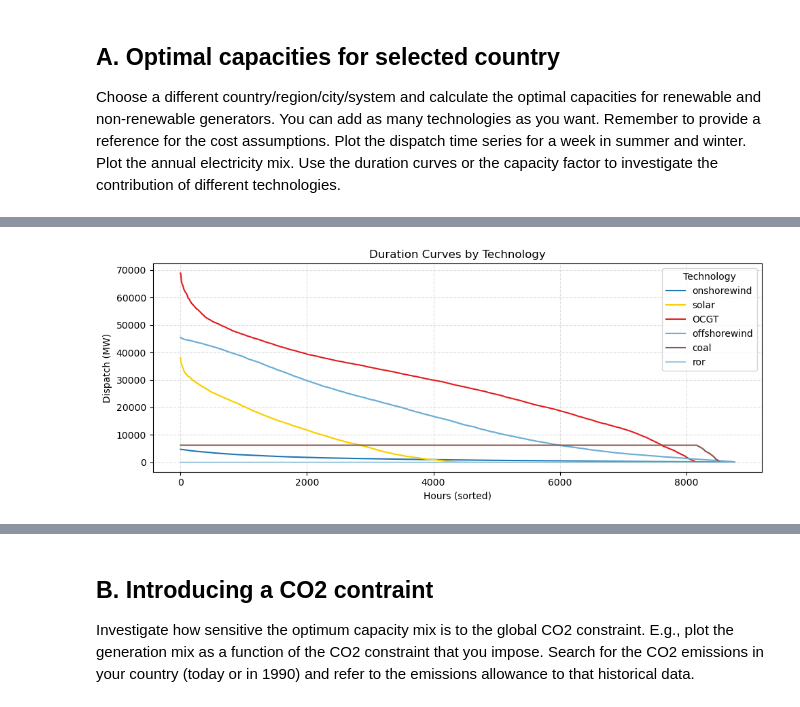
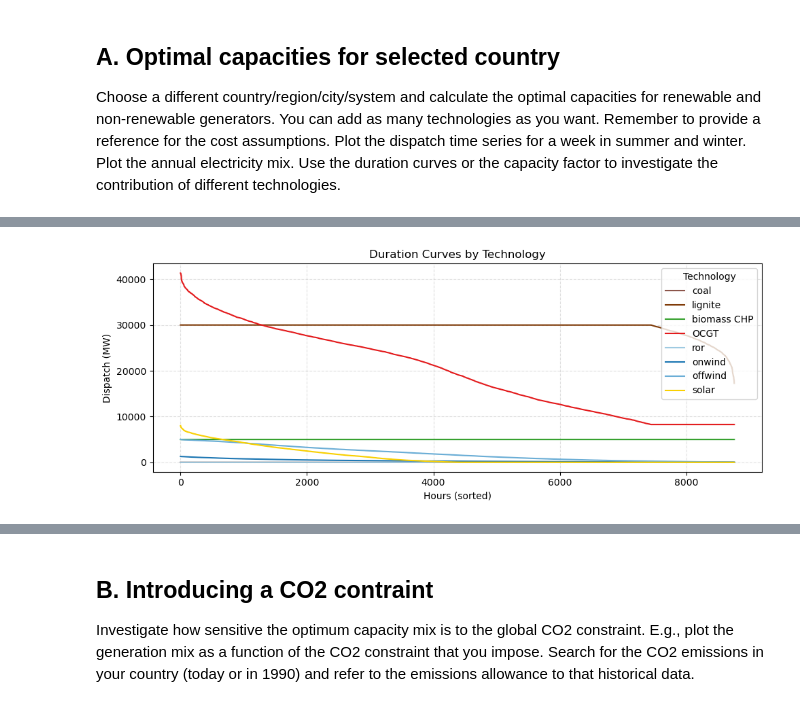
Before and after one commit to jowie1508/46770_IEG, a Jupyter notebook: IEG_course_project.ipynb, the cells around one changed output, grey strips where cells are left out. Cells and saved outputs as stored; diff of their text form; code cells hidden in the pictures.

Commit message:
Adjusted generation parameters in section A by capping lignite and biomass, recomputed initial emissions allowance based on many many assumptions.

```diff
--- a/IEG_course_project.ipynb
+++ b/IEG_course_project.ipynb
@@ -65,6 +93,6 @@ CF_solar = df_solar[country][[hour.strftime("%Y-%m-%dT%H:%M:%SZ") for hour in ne
 # %%
 # Load and preprocess hydro inflow data
-inflow_ror_GWh_day = pd.read_csv("data/Hydro_Inflow_DE.csv")
+inflow_ror_GWh_day = pd.read_csv(f"data/Hydro_Inflow_{country[:2]}.csv")
 inflow_ror_GWh_day = inflow_ror_GWh_day[inflow_ror_GWh_day["Year"] == 2012]
 inflow_ror_GWh_day["date"] = pd.to_datetime(inflow_ror_GWh_day[["Year", "Month", "Day"]])
 inflow_ror_GWh_day.set_index("date", inplace=True)
@@ -80,6 +108,7 @@ p_max_pu_ror = inflow_ror_hourly / p_nom_ror
 # adapt to snapshot format
 p_max_pu_ror= p_max_pu_ror[:8760]
 p_max_pu_ror.index = network.snapshots
+p_max_pu_ror.head()
 # %% [output]
 A value is trying to be set on a copy of a slice from a DataFrame.
 Try using .loc[row_indexer,col_indexer] = value instead
@@ -109,8 +145,6 @@ carriers = [
 #    "nuclear"
 ]
 
-country='DEU'
-
 carriers = [
     "onwind",
     "offwind",
@@ -121,11 +155,14 @@ carriers = [
     "ror",
     "coal",
     "lignite",
-    #"biomass CHP",
+    "biomass CHP",
     #"battery storage",
 ]
 # %%
-costs = pd.read_csv("data/costs_2025.csv", index_col=[0, 1])
+year = 2025
+url = f"https://raw.githubusercontent.com/PyPSA/technology-data/master/outputs/costs_{year}.csv"
+costs = pd.read_csv(url, index_col=[0, 1])
+
 costs.loc[costs.unit.str.contains("/kW"), "value"] *= 1e3
 costs.unit = costs.unit.str.replace("/kW", "/MW")
 
@@ -353,8 +387,8 @@ print(network.generators_t.p.columns.tolist())
 # %%
 color_map = {
     "solar": "#f9d002",          # yellow
-    "onshorewind": "#1f78b4",         # blue
-    "offshorewind": "#6baed6",        # light blue
+    "onwind": "#1f78b4",    # blue
+    "offwind": "#6baed6",   # light blue
     "OCGT": "#e31a1c",           # red
     "CCGT": "#fb9a99",           # salmon
     "coal": "#8c564b",           # brown
@@ -490,25 +524,24 @@ plt.show()
 # %%
 fig, ax = plt.subplots(figsize=(10, 4))
 
 for tech in network.generators_t.p.columns.values:
-    if tech=="OCGT":
-        tech="gas"
+
     gen_ids = network.generators.index[network.generators.carrier == tech]
     dispatch = network.generators_t.p[gen_ids].sum(axis=1)
     dispatch_sorted = dispatch.sort_values(ascending=False).reset_index(drop=True)
     if tech=="gas":
         tech="OCGT"
     ax.plot(dispatch_sorted, label=tech, color=color_map.get(tech, "#999999"))
 
 ax.set_title("Duration Curves by Technology")
 ax.set_ylabel("Dispatch (MW)")
 ax.set_xlabel("Hours (sorted)")
 ax.legend(title="Technology")
 ax.grid(True, linestyle="--", alpha=0.4)
 plt.tight_layout()
 plt.show()
 # %% [output]
-[figure, old version]
+[figure, new version]
 # %%
 cf = (
     network.generators_t.p.sum()
```
Also changed, not shown: parts of 20 cells of this notebook, 2 other files.
